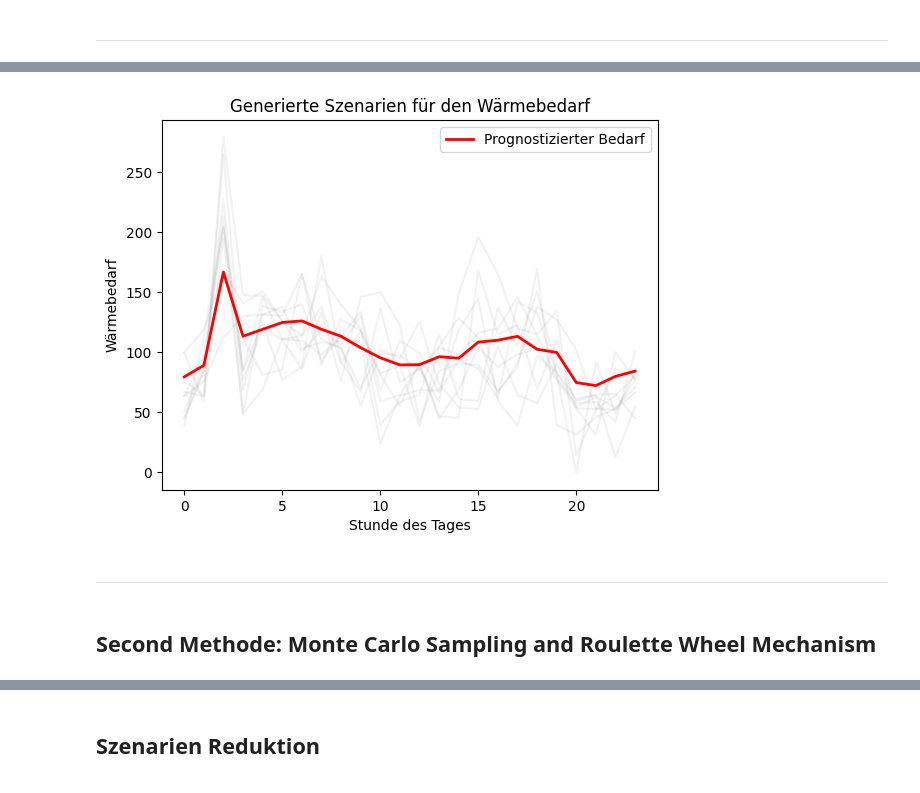
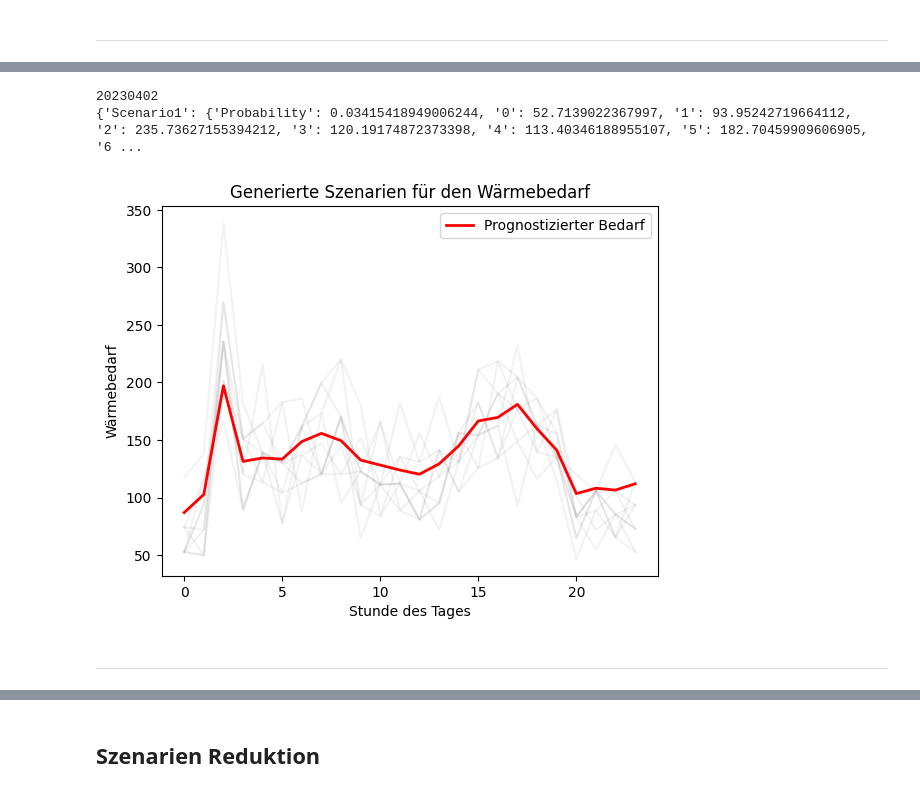
Before and after one commit to 0815Paul/SPMA, a Jupyter notebook: preprocessing/scenario_generation.ipynb, the cells around one changed output, grey strips where cells are left out. Drawn from its saved outputs; the diff is of its cells as text; code cells hidden in the pictures.

Commit message:
Updated Scenario Generation

```diff
--- a/preprocessing/scenario_generation.ipynb
+++ b/preprocessing/scenario_generation.ipynb
@@ -68,10 +114,0 @@ The selected date has 24 hours
-# %%
-# Create a dataframe for heat_demand
-heat_demand = daily_date
-t = [str(i) for i in range(1,25)]
-heat_demand = heat_demand.drop(columns=['time','actual_demand', 'error', 'hour'])
-heat_demand['t'] = t
-
-# Reorder the columns
-heat_demand = heat_demand[['t', 'forecast_demand']]
-heat_demand
@@ -123,25 +116,0 @@ error
-# %%
-# Generate scenarios for the selected date
-forecast_demand = daily_date['forecast_demand']
-
-scenarios = np.zeros((num_scenarios, 24))
-
-
-for i in range(24):
-    mu = error.loc[error['hour'] == i, 'mu'].values[0]
-    sigma = error.loc[error['hour'] == i, 'sigma'].values[0]
-    print('Hour:', i, 'Mean:', mu, 'Standard deviation:', sigma)
-    hourly_scenarios = np.random.normal(mu, sigma, num_scenarios)
-    print('Hourly scenarios:', hourly_scenarios)
-    scenarios[:, i] = forecast_demand[i] + hourly_scenarios
-
-scenarios_df = pd.DataFrame(scenarios)
-
-
-# Calculate the probability for each scenario
-probabilities = stats.norm(mu_all, sigma_all).pdf(scenarios - forecast_demand.values.reshape(1, -1))
-probabilities = probabilities.prod(axis=1)
-
-# Add the probabilities to the scenarios dataframe
-scenarios_df['probability'] = probabilities
-scenarios_df
@@ -178,14 +211,42 @@ Hourly scenarios: [ 16.39908495   0.23606159 -29.53029042 -13.37484392  -4.24957
+# %%
+# Speichern des Dictionaries in einer JSON-Datei
+
+selected_date = selected_date.replace('-', '')
+print(selected_date)
+
+
+with open(f'{OUTPUT_PATH}heat_demand_scenarios_{selected_date}.json', 'w') as json_file:
+    json.dump(heat_demand_data, json_file, indent=4)
+
+# Laden des Dictionaries aus der JSON-Datei
+with open(f'{OUTPUT_PATH}heat_demand_scenarios_{selected_date}.json', 'r') as json_file:
+    loaded_data = json.load(json_file)
+
+# Assuming daily_date is a DataFrame with a column 'forecast_demand'
+forecast_demand_dict = {"Forecast_demand": daily_date['forecast_demand'].to_dict()}
+
+# Save to JSON file
+with open(f'{OUTPUT_PATH}heat_demand_{selected_date}.json', 'w') as json_file:
+    json.dump(forecast_demand_dict, json_file, indent=4)
+
+
+print(loaded_data)
+# %% [output]
+20230402
+{'Scenario1': {'Probability': 0.03415418949006244, '0': 52.7139022367997, '1': 93.95242719664112, '2': 235.73627155394212, '3': 120.19174872373398, '4': 113.40346188955107, '5': 182.70459909606905, '6 ...
 # %%
-plt.plot(scenarios.T, color='grey', alpha=0.1)  # alle Szenarien plotten
+# Convert scenarios to DataFrame for plotting
+scenarios_df = pd.DataFrame({name: data for name, data in heat_demand_data.items()}).drop('Probability').T
+
+# Plot all scenarios and forecast demand
+plt.plot(scenarios_df.T, color='grey', alpha=0.1)  # alle Szenarien plotten
 plt.plot(daily_date['forecast_demand'], color='red', linewidth=2, label='Prognostizierter Bedarf')
 plt.xlabel('Stunde des Tages')
 plt.ylabel('Wärmebedarf')
 plt.title('Generierte Szenarien für den Wärmebedarf')
 plt.legend()
 plt.show()
 # %% [output]
-[figure, old version]
+[figure, new version]
 # %% [markdown]
 ---
-# %% [markdown]
-## Second Methode: Monte Carlo Sampling and Roulette Wheel Mechanism
```
Also changed, not shown: parts of 16 cells of this notebook, 23 other files.
